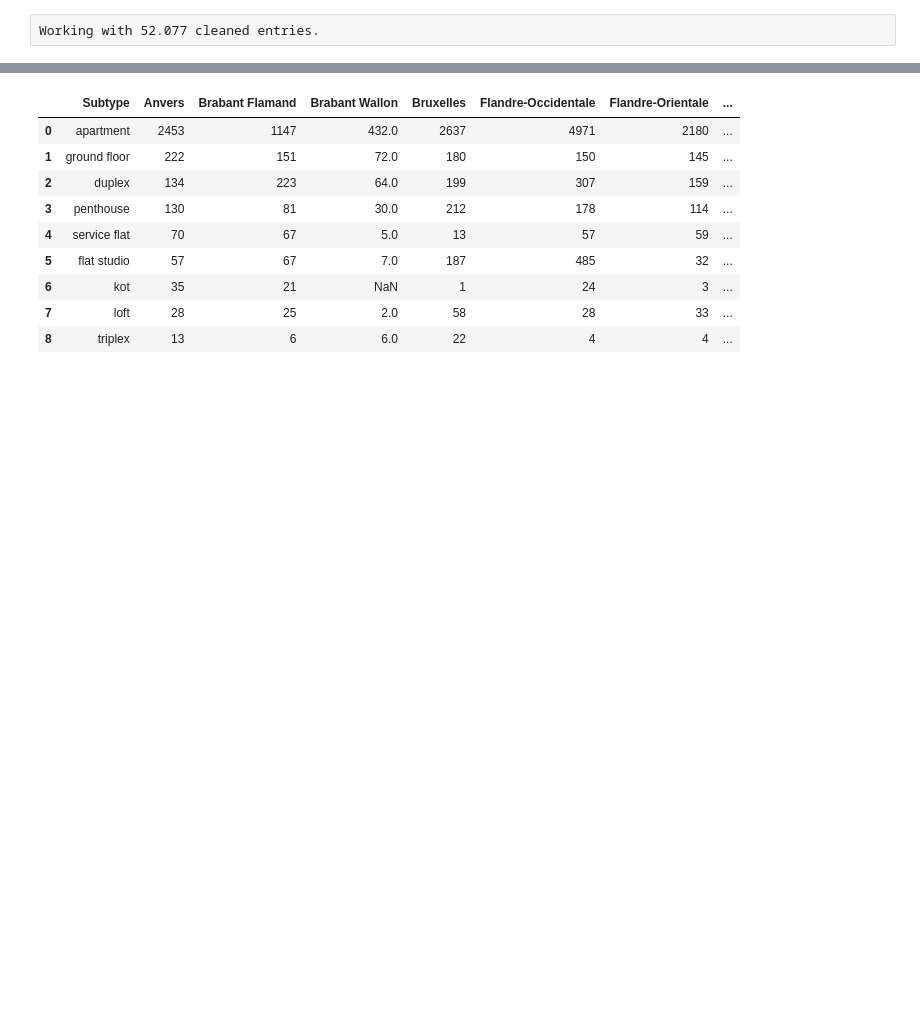
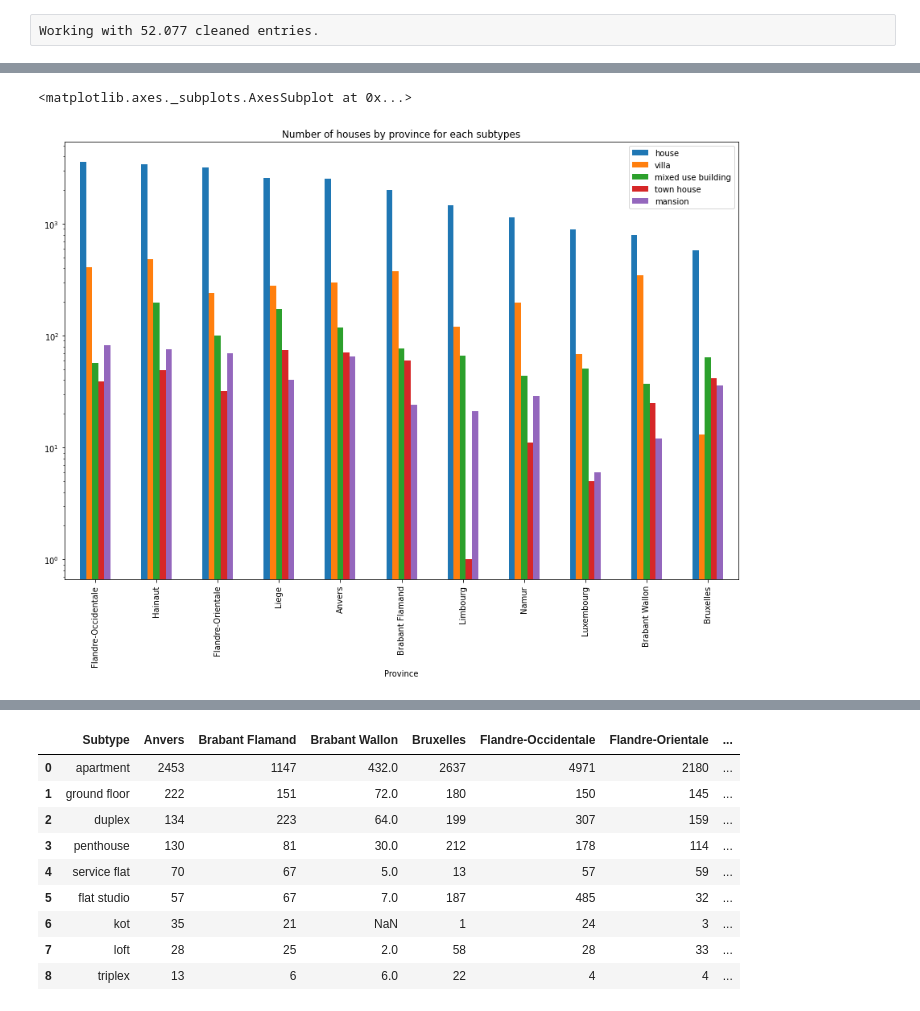
Before and after one commit to Demesmaeker/Immo_data_analysis, a Jupyter notebook: Comparisons between different variables other than price.ipynb, the cells around one changed output, grey strips where cells are left out. Drawn from its saved outputs; the diff is of its cells as text; code cells hidden in the pictures; blank space fills up the shorter version.

Commit message:
province for each subtypes'graph

```diff
--- a/Comparisons between different variables other than price.ipynb
+++ b/Comparisons between different variables other than price.ipynb
@@ -135,0 +136,29 @@ house_subtype_province.plot.bar(x = 'Subtype',
+# %%
+dataframes = []
+for element in ['house',
+                'villa',
+                'mixed use building',
+                'town house',
+                'mansion',
+                'apartment block',
+                'exceptional property',
+                'country cottage',
+                'manor house',
+                'other property',
+                'chalet',
+                'bungalow',
+                'farmhouse',
+                'castle',
+                'pavilion'
+               ]:
+    dataframe = province_house_sub[province_house_sub['subtype_of_property'] == element].province.agg(['value_counts'])
+    dataframe.reset_index(level=0, inplace=True)
+    dataframe = dataframe.rename(columns={'index':'Province', 'value_counts':element})
+    dataframes.append(dataframe)
+
+house_province_subtype = pd.merge(dataframes[0], dataframes[1], how = 'outer', on='Province')
+
+for i in range(2, len(dataframes)):
+    house_province_subtype = pd.merge(house_province_subtype, dataframes[i], how = 'outer', on='Province')
+
+house_province_subtype
@@ -135,0 +178,14 @@ house_subtype_province.plot.bar(x = 'Subtype',
+# %%
+house_province_subtype.plot.bar(x = 'Province',
+                                y = ['house',
+                                    'villa',
+                                    'mixed use building',
+                                    'town house',
+                                    'mansion',
+                                   ],
+                               logy=True,
+                               figsize=(15,10),
+                               title="Number of houses by province for each subtypes")
+# %% [output]
+<matplotlib.axes._subplots.AxesSubplot at 0x...>
+[figure, added]
```
Also changed, not shown: parts of 11 cells of this notebook.
